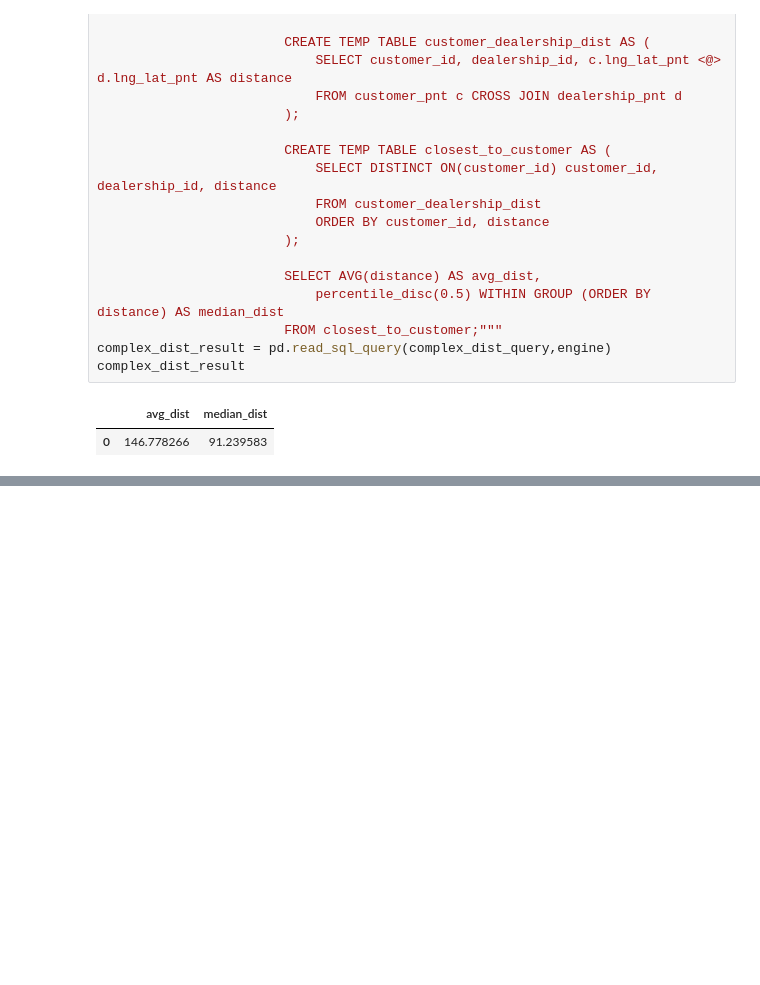
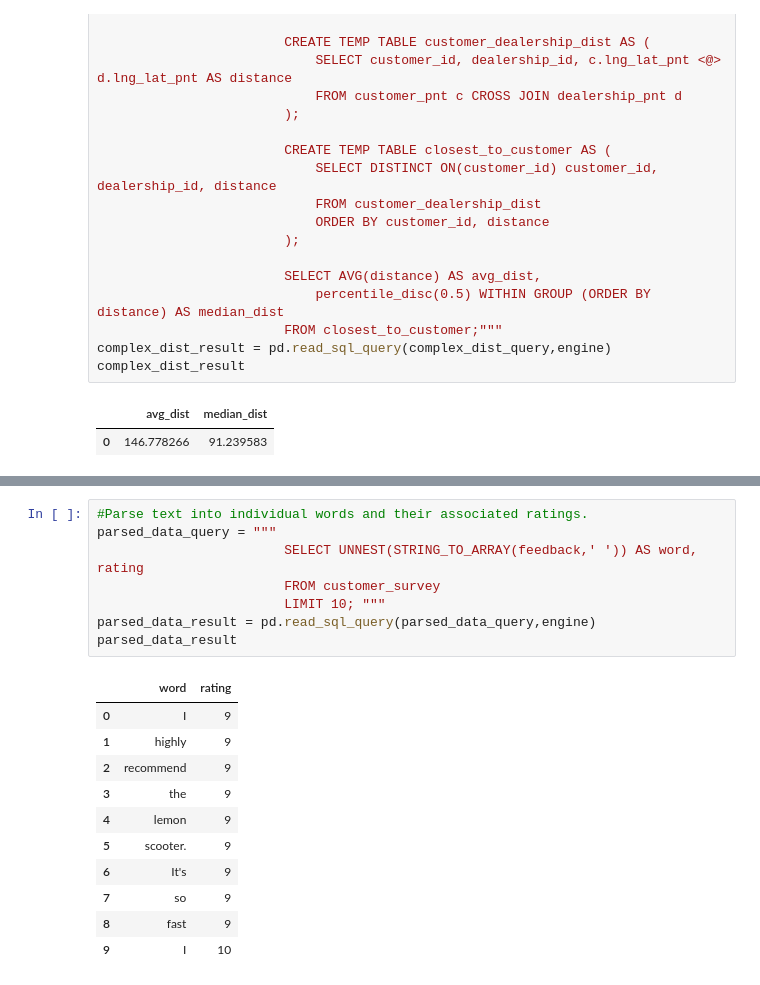
Before and after one commit to strigdima/SQL_Portfolio, a Jupyter notebook: SQL_Porfolio_2.ipynb, the cells around one changed output, grey strips where cells are left out. Drawn from its saved outputs; the diff is of its cells as text; blank space fills up the shorter version.

```diff
--- a/SQL_Porfolio_2.ipynb
+++ b/SQL_Porfolio_2.ipynb
@@ -92,0 +111,20 @@ complex_dist_result
+# %%
+#Parse text into individual words and their associated ratings.
+parsed_data_query = """
+                        SELECT UNNEST(STRING_TO_ARRAY(feedback,' ')) AS word, rating
+                        FROM customer_survey
+                        LIMIT 10; """
+parsed_data_result = pd.read_sql_query(parsed_data_query,engine)
+parsed_data_result
+# %% [output]
+|  | word | rating |
+| 0 | I | 9 |
+| 1 | highly | 9 |
+| 2 | recommend | 9 |
+| 3 | the | 9 |
+| 4 | lemon | 9 |
+| 5 | scooter. | 9 |
+| 6 | It's | 9 |
+| 7 | so | 9 |
+| 8 | fast | 9 |
+| 9 | I | 10 |
```
Also changed, not shown: parts of 9 cells of this notebook.
